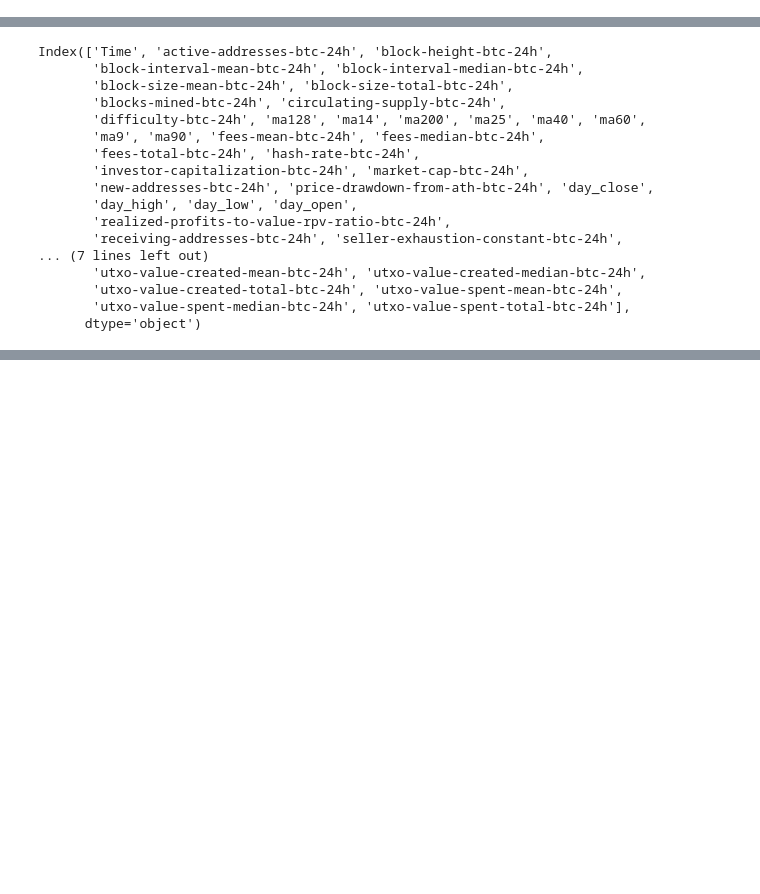
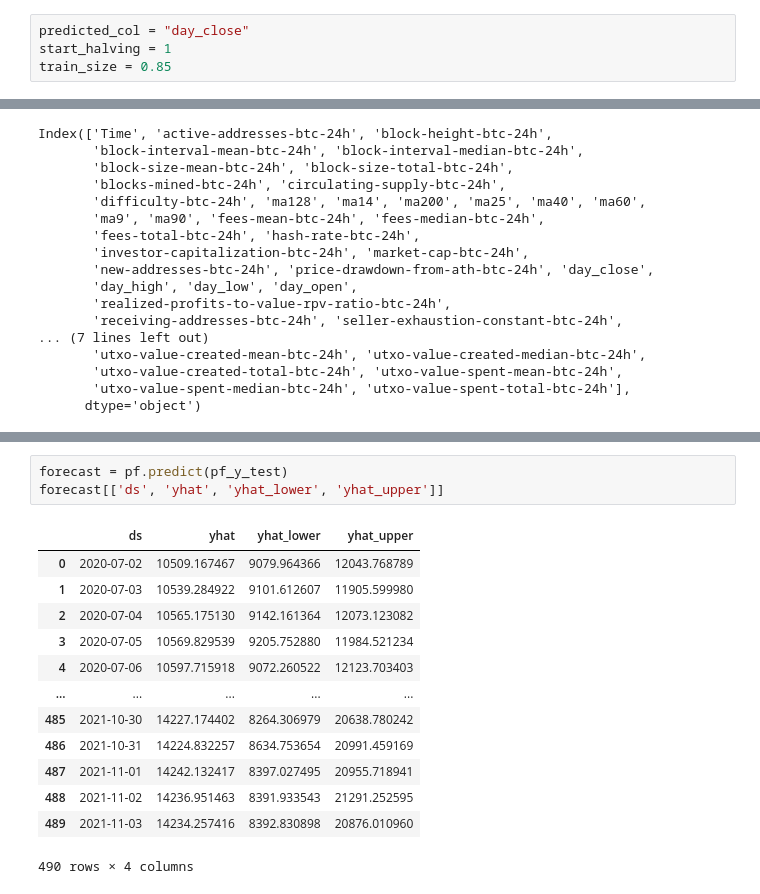
Before and after one commit to hazemkya/BitDictor, a Jupyter notebook: model/forcasting.ipynb, the cells around one changed output, grey strips where cells are left out. Drawn from its saved outputs; the diff is of its cells as text; blank space fills up the shorter version.

```diff
--- a/model/forcasting.ipynb
+++ b/model/forcasting.ipynb
@@ -13,3 +12,7 @@ Importing plotly failed. Interactive plots will not work.
+# %%
+predicted_col = "day_close"
+start_halving = 1
+train_size = 0.85
 # %% [markdown]
 # Data preprocessing
 # %%
@@ -77,0 +94,17 @@ mean_absolute_percentage_error(y_test, y_pred)
+# %%
+forecast = pf.predict(pf_y_test)
+forecast[['ds', 'yhat', 'yhat_lower', 'yhat_upper']]
+# %% [output]
+|  | ds | yhat | yhat_lower | yhat_upper |
+| 0 | 2020-07-02 | 10509.167467 | 9079.964366 | 12043.768789 |
+| 1 | 2020-07-03 | 10539.284922 | 9101.612607 | 11905.599980 |
+| 2 | 2020-07-04 | 10565.175130 | 9142.161364 | 12073.123082 |
+| 3 | 2020-07-05 | 10569.829539 | 9205.752880 | 11984.521234 |
+| 4 | 2020-07-06 | 10597.715918 | 9072.260522 | 12123.703403 |
+| ... | ... | ... | ... | ... |
+| 485 | 2021-10-30 | 14227.174402 | 8264.306979 | 20638.780242 |
+| 486 | 2021-10-31 | 14224.832257 | 8634.753654 | 20991.459169 |
+| 487 | 2021-11-01 | 14242.132417 | 8397.027495 | 20955.718941 |
+| 488 | 2021-11-02 | 14236.951463 | 8391.933543 | 21291.252595 |
+| 489 | 2021-11-03 | 14234.257416 | 8392.830898 | 20876.010960 |
+490 rows × 4 columns
```
Also changed, not shown: parts of 9 cells of this notebook.
